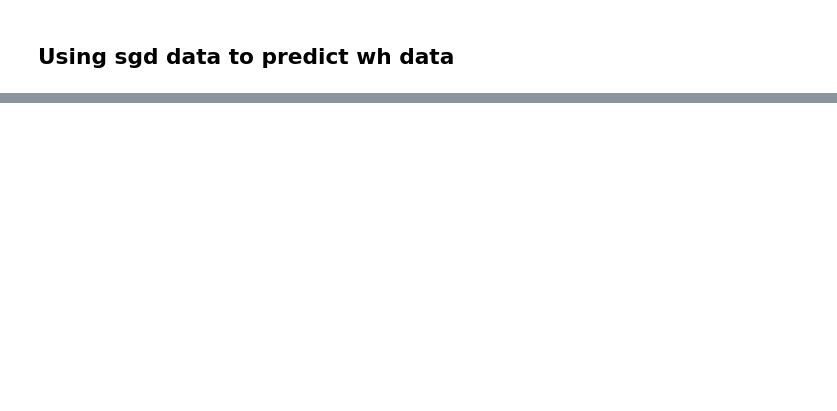
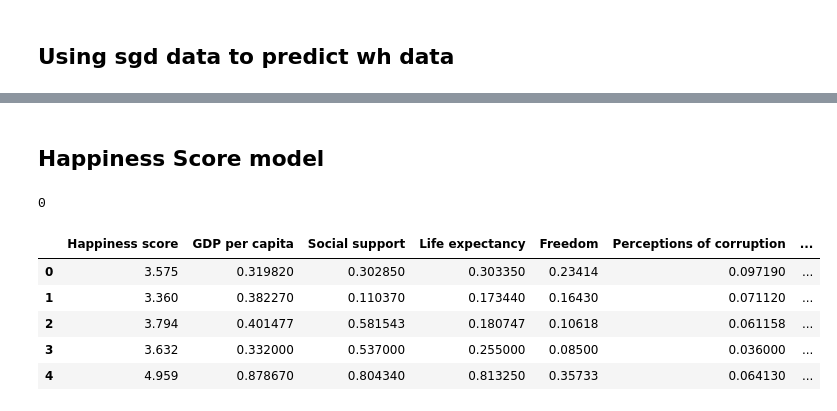
Before and after one commit to bianyuanop/WorldHappinessAnalysis, a Jupyter notebook: modeling.ipynb, the cells around one changed output, grey strips where cells are left out. Saved outputs shown, nothing was run; the diff lists cells and outputs as text; code cells hidden in the pictures; blank space fills up the shorter version.

```diff
--- a/modeling.ipynb
+++ b/modeling.ipynb
@@ -189,2 +189,17 @@ Text(0, 0.5, 'loss')
 # %%
 torch.save(model.state_dict(), 'weights/fenn.pt')
+# %% [markdown]
+## Happiness Score model
+# %%
+wh_df = df.iloc[:, :12]
+print(wh_df.isna().sum().sum())
+wh_df_numeric= wh_df.drop(['Country', 'Country code', 'Year', 'Happiness rank'], axis=1)
+wh_df_numeric.head()
+# %% [output]
+0
+|  | Happiness score | GDP per capita | Social support | Life expectancy | Freedom | Perceptions of corruption | ... |
+| 0 | 3.575 | 0.319820 | 0.302850 | 0.303350 | 0.23414 | 0.097190 | ... |
+| 1 | 3.360 | 0.382270 | 0.110370 | 0.173440 | 0.16430 | 0.071120 | ... |
+| 2 | 3.794 | 0.401477 | 0.581543 | 0.180747 | 0.10618 | 0.061158 | ... |
+| 3 | 3.632 | 0.332000 | 0.537000 | 0.255000 | 0.08500 | 0.036000 | ... |
+| 4 | 4.959 | 0.878670 | 0.804340 | 0.813250 | 0.35733 | 0.064130 | ... |
```
Also changed, not shown: parts of 16 cells of this notebook, 1 other file.
